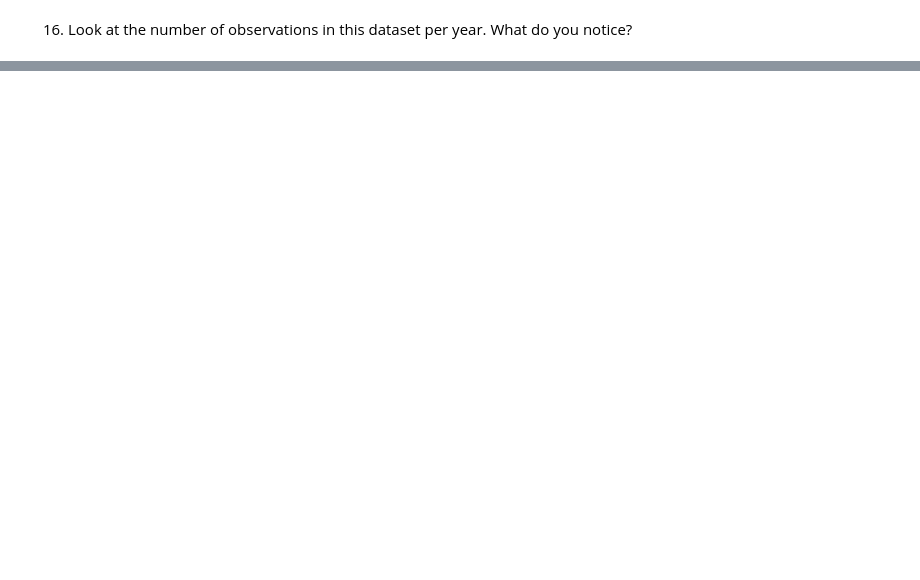
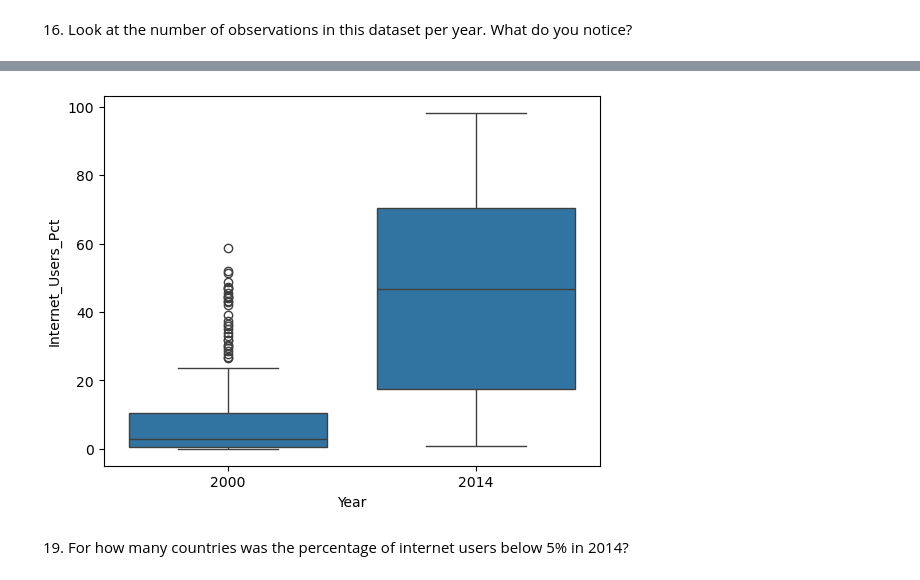
Before and after one commit to NSS-Full-Time-Data-Analytics-14/gdp-and-internet-usage-GGRAN24, a Jupyter notebook: notebook/UN_project.ipynb, the cells around one changed output, grey strips where cells are left out. Drawn from its saved outputs; the diff is of its cells as text; code cells hidden in the pictures; blank space fills up the shorter version.

```diff
--- a/notebook/UN_project.ipynb
+++ b/notebook/UN_project.ipynb
@@ -369,0 +407,6 @@ internet_df
+# %%
+sns.boxplot(y="Internet_Users_Pct", x="Year", data=Years_df);
+# %% [output]
+[figure, added]
+# %% [markdown]
+19. For how many countries was the percentage of internet users below 5% in 2014?
```
Also changed, not shown: parts of 24 cells of this notebook.
